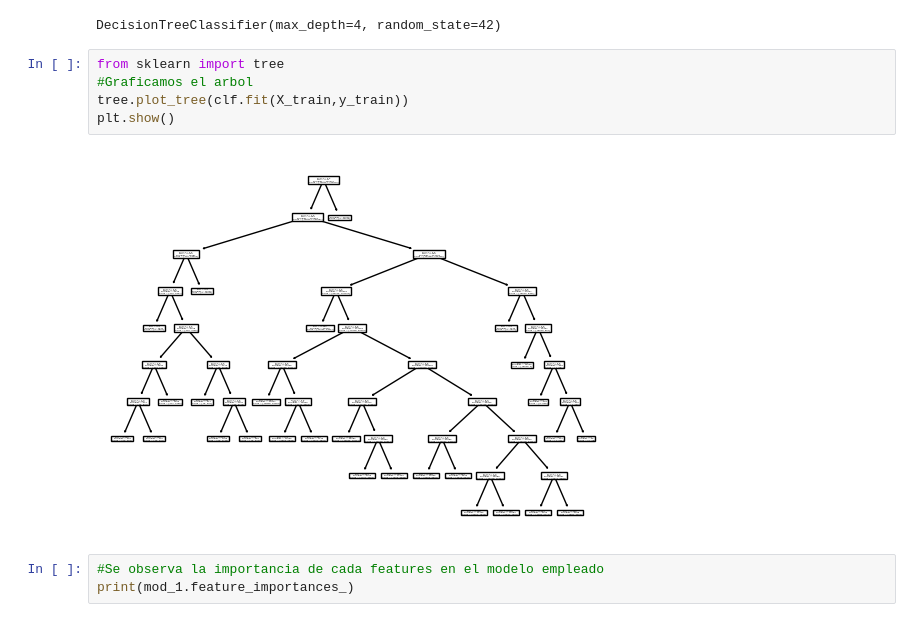
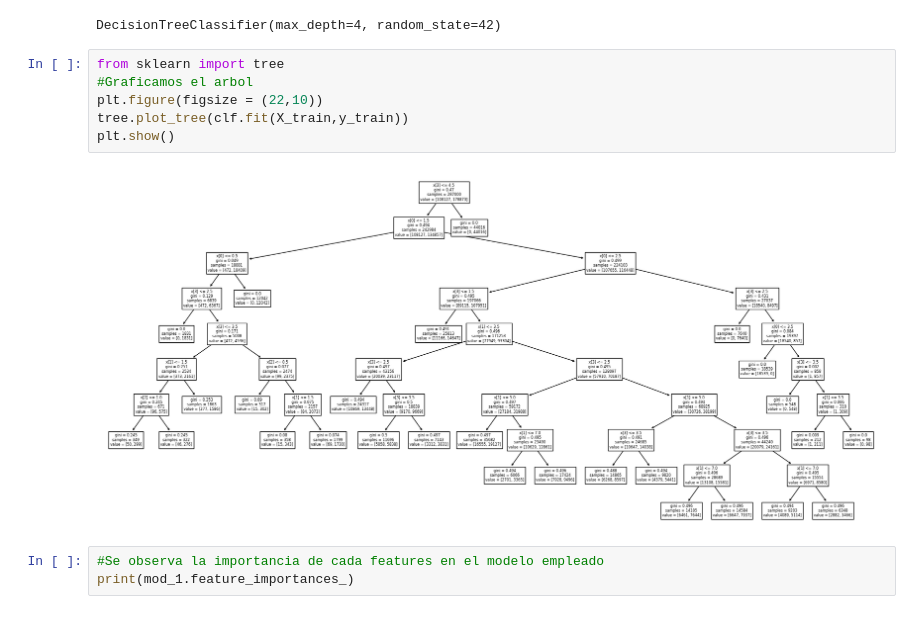
Before and after one commit to Alvaro9721/PI_2_Machine_Learning, a Jupyter notebook: PI_2_Machine_learning.ipynb, the cells around one changed output. Saved outputs shown, nothing was run; the diff lists cells and outputs as text.

```diff
--- a/PI_2_Machine_learning.ipynb
+++ b/PI_2_Machine_learning.ipynb
@@ -210,10 +209,11 @@ DecisionTreeClassifier(max_depth=4, random_state=42)
 # %%
 from sklearn import tree
 #Graficamos el arbol
+plt.figure(figsize = (22,10))
 tree.plot_tree(clf.fit(X_train,y_train))
 plt.show()
 # %% [output]
-[figure, old version]
+[figure, new version]
 # %%
 #Se observa la importancia de cada features en el modelo empleado
 print(mod_1.feature_importances_)
```
Also changed, not shown: parts of 2 cells of this notebook.
